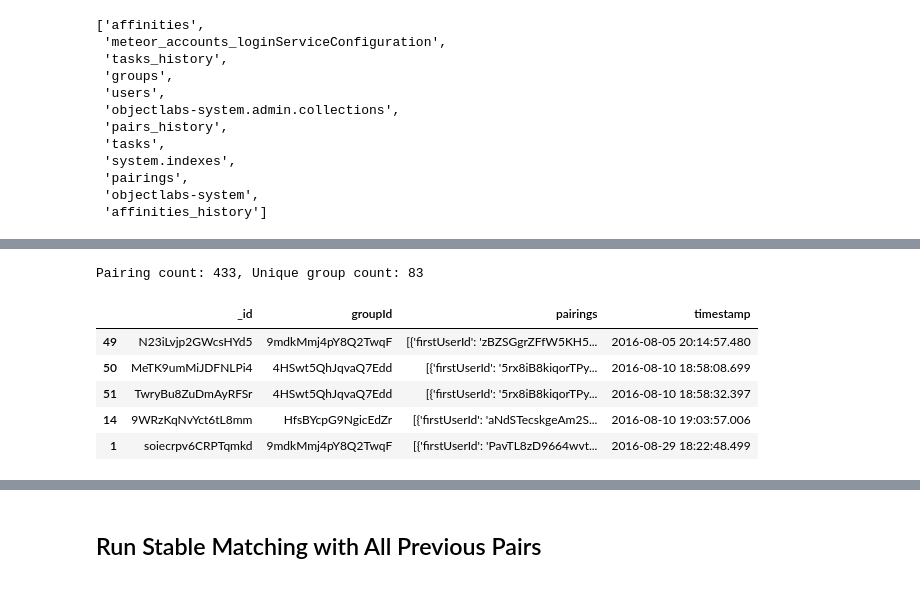
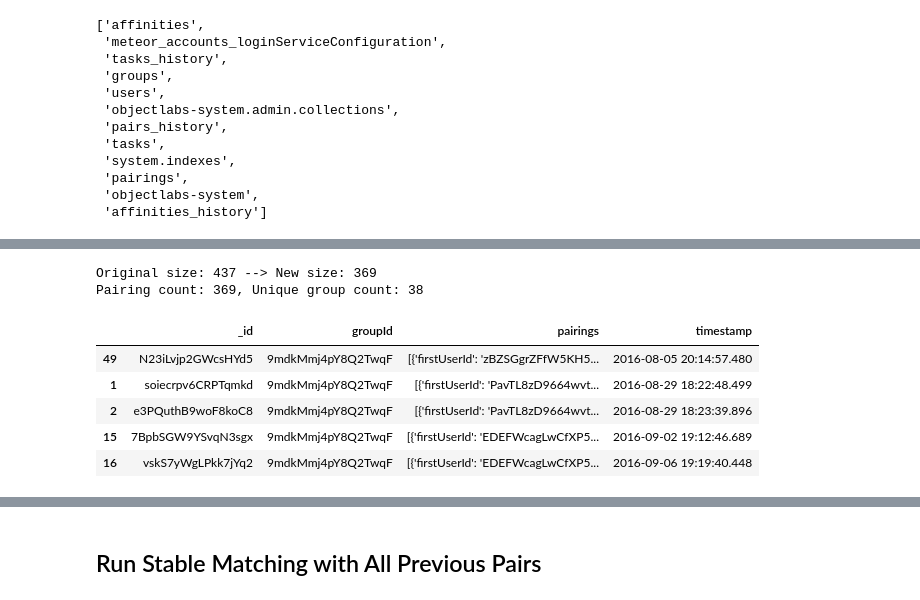
Before and after one commit to melissachen2000/pair-research-matching-alg, a Jupyter notebook: stable-matching/StableRoommatesMatching.ipynb, the cells around one changed output, grey strips where cells are left out. Drawn from its saved outputs; the diff is of its cells as text; code cells hidden in the pictures.

Commit message:
handling odd users through removal. closes #2

```diff
--- a/stable-matching/StableRoommatesMatching.ipynb
+++ b/stable-matching/StableRoommatesMatching.ipynb
@@ -304,0 +322,20 @@ tasks_history.head()
+# %%
+groups = pd.DataFrame(list(db.groups.find()))
+
+# remove testing groups
+group_creator_ignore_list = ['Demo Admin', 'ykykykykykykykykykyk', 'Stella', 'Kevin Northwestern',
+                             'Kevin Chen', 'Leesha', 'Jennie']
+group_ignore_ids = groups[groups['creatorName'].isin(group_creator_ignore_list)]['_id'].unique()
+
+# subset groups by id
+groups_orig_size = len(groups)
+groups_new_size = 0
+
+groups = groups[~groups['_id'].isin(group_ignore_ids)]
+
+# print change in size
+groups_new_size = len(groups)
+print('Original size: {} --> New size: {}'.format(groups_orig_size, groups_new_size))
+
+# display task history
+groups.head()
@@ -305,12 +373,25 @@ tasks_history.head()
 # %%
 pairings = pd.DataFrame(list(db.pairings.find()))
+
+# remove bad groups
+pairings_orig_size = len(pairings)
+pairings_new_size = 0
+
+pairings = pairings[~pairings['groupId'].isin(group_ignore_ids)]
+
+# print change in size
+pairings_new_size = len(pairings)
+print('Original size: {} --> New size: {}'.format(pairings_orig_size, pairings_new_size))
+
+# display current pairings
 print('Pairing count: {}, Unique group count: {}'.format(len(pairings), len(pairings.groupId.unique())))
 pairings.sort_values('timestamp', ascending=True).head()
 # %% [output]
-Pairing count: 433, Unique group count: 83
+Original size: 437 --> New size: 369
+Pairing count: 369, Unique group count: 38
 |  | _id | groupId | pairings | timestamp |
 | 49 | N23iLvjp2GWcsHYd5 | 9mdkMmj4pY8Q2TwqF | [{'firstUserId': 'zBZSGgrZFfW5KH5... | 2016-08-05 20:14:57.480 |
-| 50 | MeTK9umMiJDFNLPi4 | 4HSwt5QhJqvaQ7Edd | [{'firstUserId': '5rx8iB8kiqorTPy... | 2016-08-10 18:58:08.699 |
-| 51 | TwryBu8ZuDmAyRFSr | 4HSwt5QhJqvaQ7Edd | [{'firstUserId': '5rx8iB8kiqorTPy... | 2016-08-10 18:58:32.397 |
-| 14 | 9WRzKqNvYct6tL8mm | HfsBYcpG9NgicEdZr | [{'firstUserId': 'aNdSTecskgeAm2S... | 2016-08-10 19:03:57.006 |
 | 1 | soiecrpv6CRPTqmkd | 9mdkMmj4pY8Q2TwqF | [{'firstUserId': 'PavTL8zD9664wvt... | 2016-08-29 18:22:48.499 |
+| 2 | e3PQuthB9woF8koC8 | 9mdkMmj4pY8Q2TwqF | [{'firstUserId': 'PavTL8zD9664wvt... | 2016-08-29 18:23:39.896 |
+| 15 | 7BpbSGW9YSvqN3sgx | 9mdkMmj4pY8Q2TwqF | [{'firstUserId': 'EDEFWcagLwCfXP5... | 2016-09-02 19:12:46.689 |
+| 16 | vskS7yWgLPkk7jYq2 | 9mdkMmj4pY8Q2TwqF | [{'firstUserId': 'EDEFWcagLwCfXP5... | 2016-09-06 19:19:40.448 |
```
Also changed, not shown: parts of 51 cells of this notebook, 1 other file.
